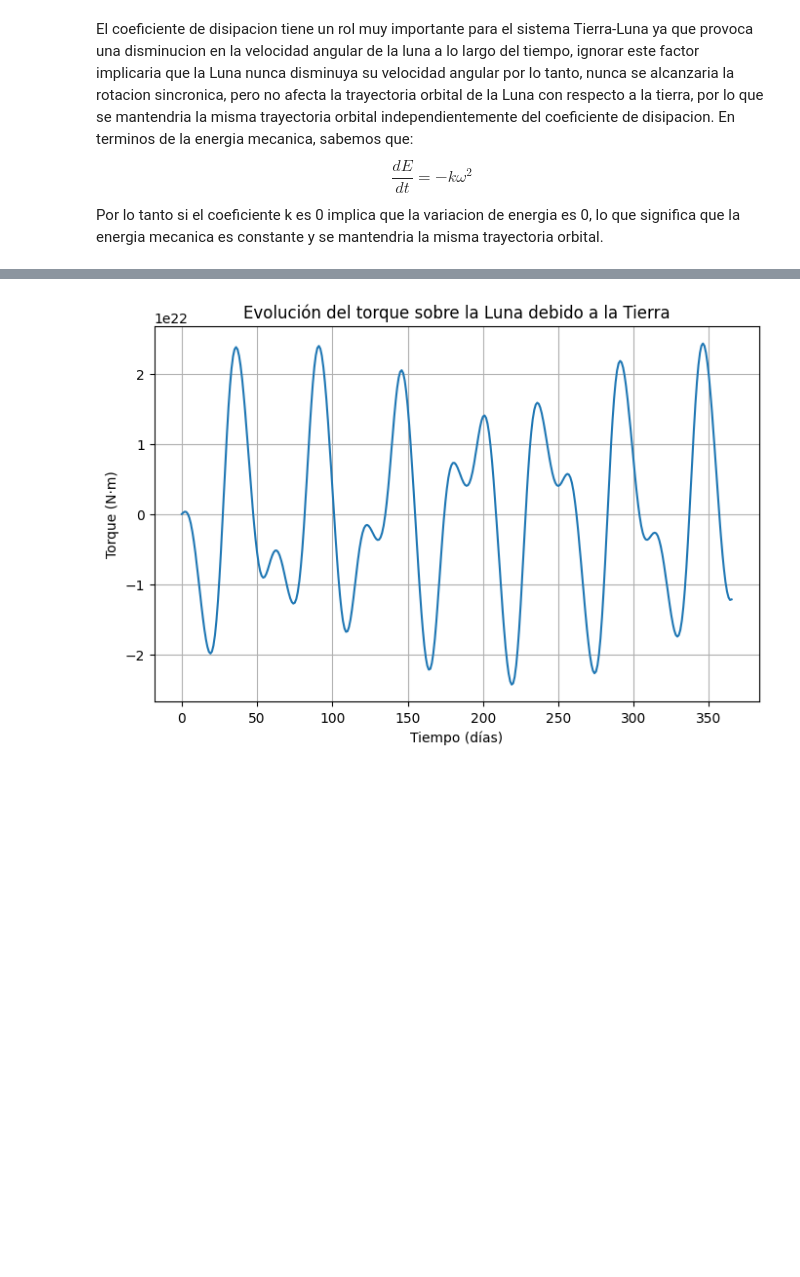
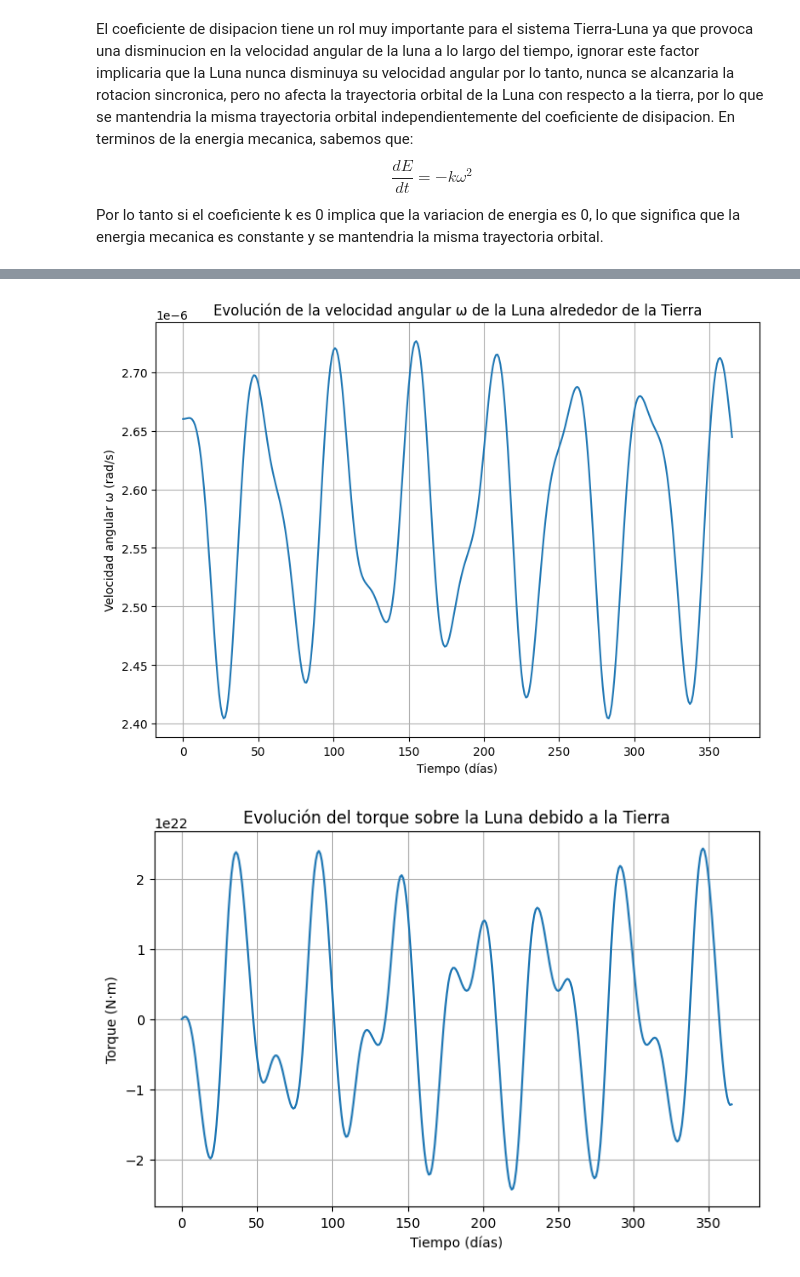
Before and after one commit to PM-lopez/Rotacion-Sincronica-de-la-Luna, a Jupyter notebook: solucion.ipynb, the cells around one changed output, grey strips where cells are left out. Saved outputs shown, nothing was run; the diff lists cells and outputs as text; code cells hidden in the pictures; blank space fills up the shorter version.

```diff
--- a/solucion.ipynb
+++ b/solucion.ipynb
@@ -193,3 +194,15 @@ plt.show()
+# %%
+plt.figure(figsize=(8, 6))
+plt.plot(t_values / (24 * 3600), w_values)
+plt.xlabel("Tiempo (días)")
+plt.ylabel("Velocidad angular ω (rad/s)")
+plt.title("Evolución de la velocidad angular ω de la Luna alrededor de la Tierra")
+plt.grid()
+plt.tight_layout()
+plt.savefig("velocidad_angular_luna_tierra.png", dpi=100, bbox_inches='tight')
+plt.show()
+# %% [output]
+[figure, added]
 # %%
 # Para graficar el torque en funcion del tiempo, definimos el torque como una funcion aparte
 def torque(t, theta, w):
```
Also changed, not shown: parts of 22 cells of this notebook.
